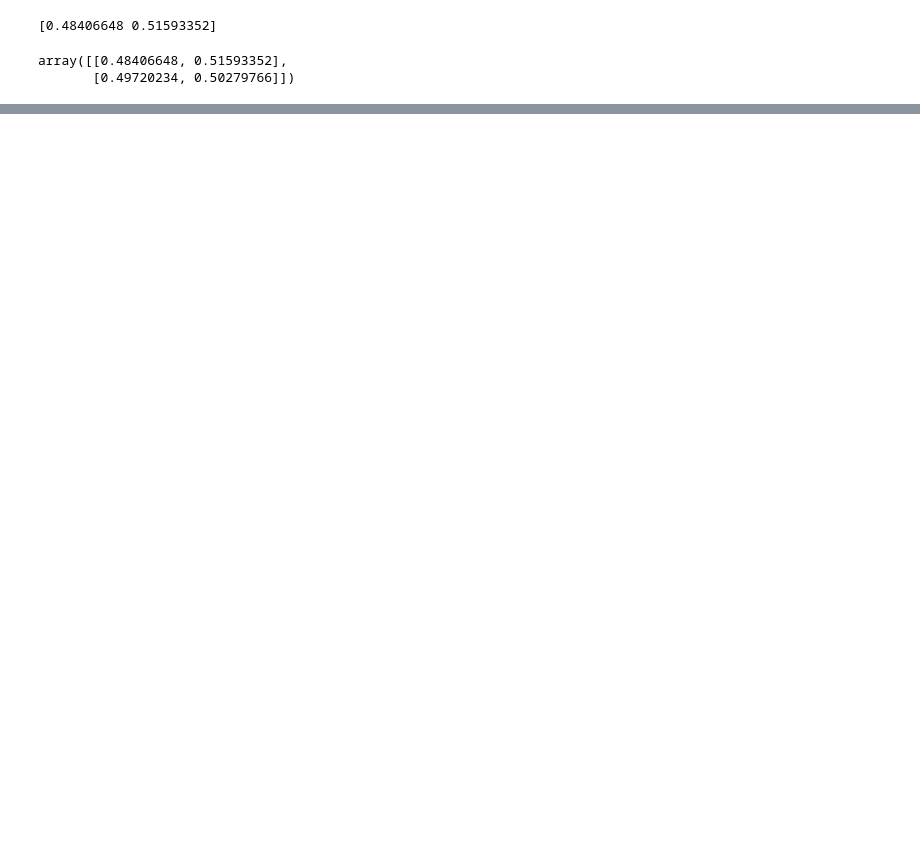
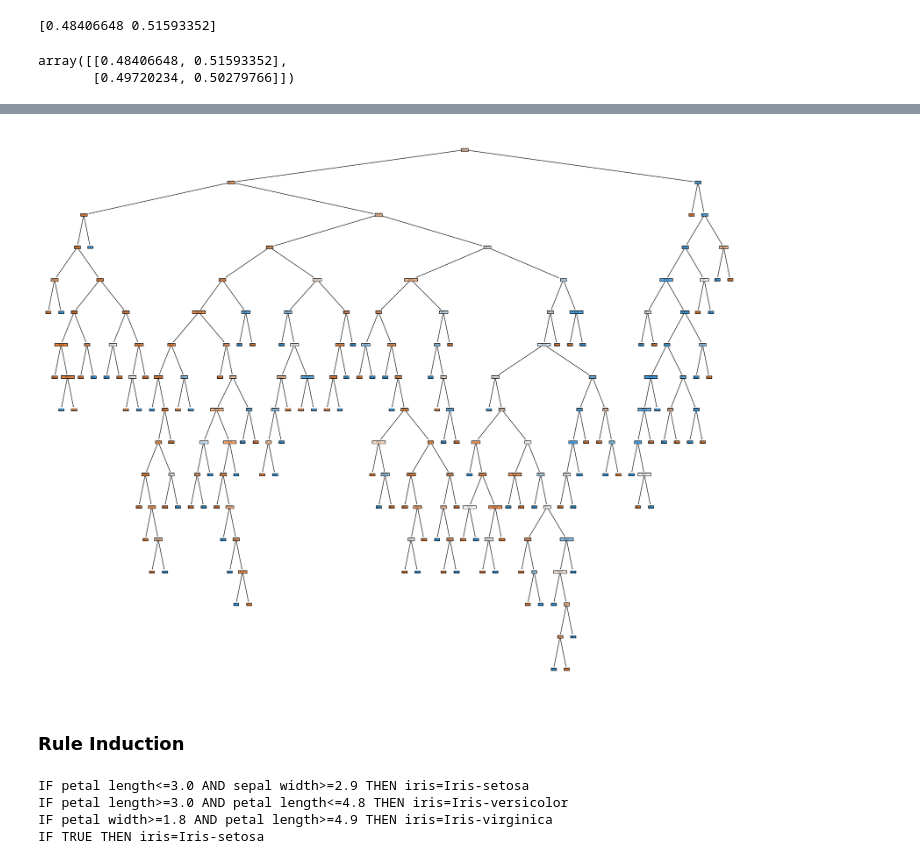
Before and after one commit to joofio/xai-workshop, a Jupyter notebook: 3.intrinsic/intrinsic.ipynb, the cells around one changed output, grey strips where cells are left out. Cells and saved outputs as stored; diff of their text form; code cells hidden in the pictures; blank space fills up the shorter version.

```diff
--- a/3.intrinsic/intrinsic.ipynb
+++ b/3.intrinsic/intrinsic.ipynb
@@ -236,0 +276,4 @@ array([[0.48406648, 0.51593352],
+# %%
+dt = DecisionTreeClassifier(random_state=0)
+# %%
+dt.fit(X,Y)
@@ -236,0 +303,12 @@ array([[0.48406648, 0.51593352],
+# %%
+fig = plt.figure(figsize=(25,20))
+_ = plot_tree(dt,
+                   feature_names=list(X.columns),
+                   class_names=["0","1"],
+                   filled=True)
+
+plt.savefig("tree.jpg",dpi=1000)
+# %% [output]
+[figure, added]
+# %% [markdown]
+### Rule Induction
@@ -236,0 +335,8 @@ array([[0.48406648, 0.51593352],
+# %%
+for x in classifier.rule_list:
+    print(x)
+# %% [output]
+IF petal length<=3.0 AND sepal width>=2.9 THEN iris=Iris-setosa
+IF petal length>=3.0 AND petal length<=4.8 THEN iris=Iris-versicolor
+IF petal width>=1.8 AND petal length>=4.9 THEN iris=Iris-virginica
+IF TRUE THEN iris=Iris-setosa
```
Also changed, not shown: parts of 17 cells of this notebook, 1 other file.
